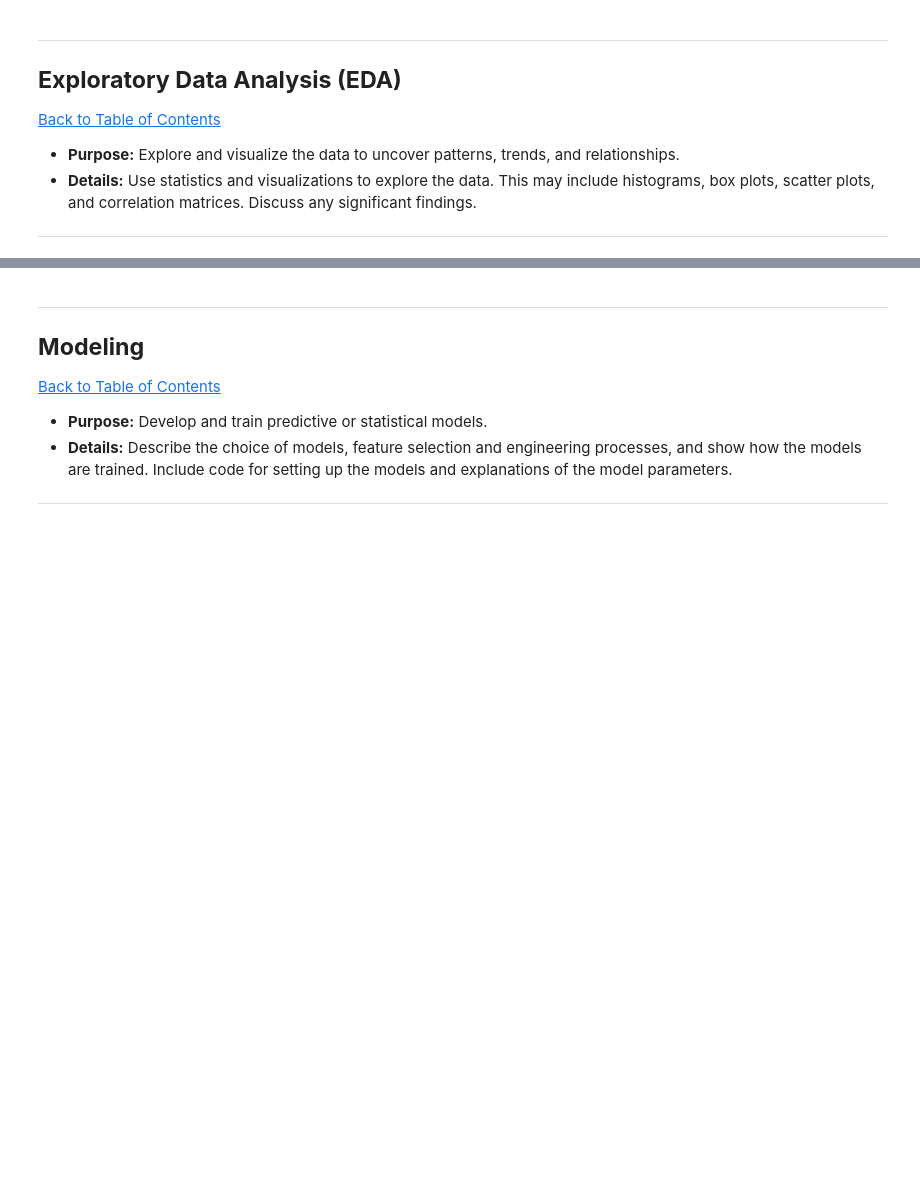
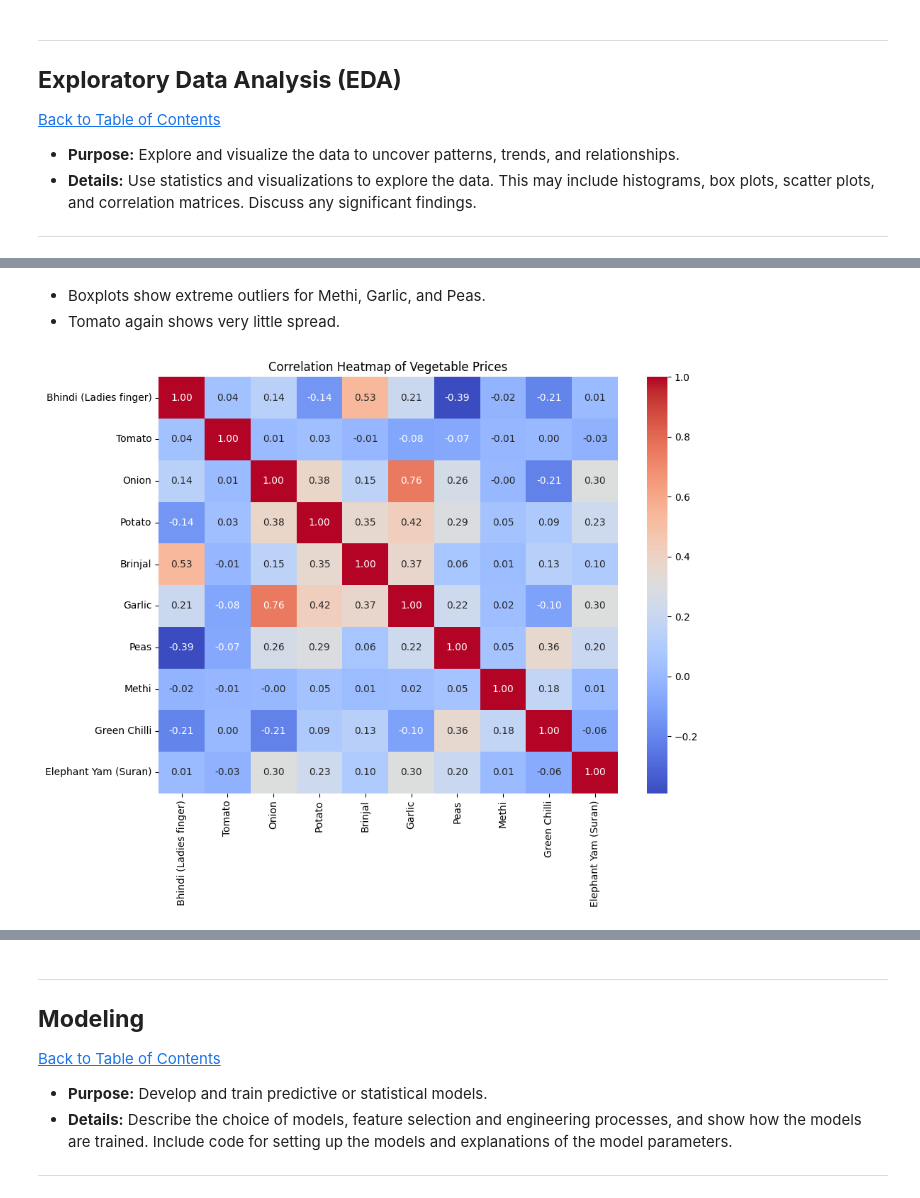
Before and after one commit to RachelFinlayson/Capestone_Project_2025, a Jupyter notebook: QCTO---Workplace-Module-Notebook.ipynb, the cells around one changed output, grey strips where cells are left out. Cells and saved outputs as stored; diff of their text form; code cells hidden in the pictures; blank space fills up the shorter version.

```diff
--- a/QCTO---Workplace-Module-Notebook.ipynb
+++ b/QCTO---Workplace-Module-Notebook.ipynb
@@ -147,0 +275,13 @@ memory usage: 24.8+ KB
+# %% [markdown]
+- Boxplots show extreme outliers for Methi, Garlic, and Peas.
+- Tomato again shows very little spread.
+# %%
+
+# 3) Correlation heatmap
+corr = df[num_cols].corr()
+plt.figure(figsize=(10,8))
+sns.heatmap(corr, annot=True, cmap="coolwarm", fmt=".2f")
+plt.title("Correlation Heatmap of Vegetable Prices")
+plt.tight_layout()
+# %% [output]
+[figure, added]
```
Also changed, not shown: parts of 19 cells of this notebook.
